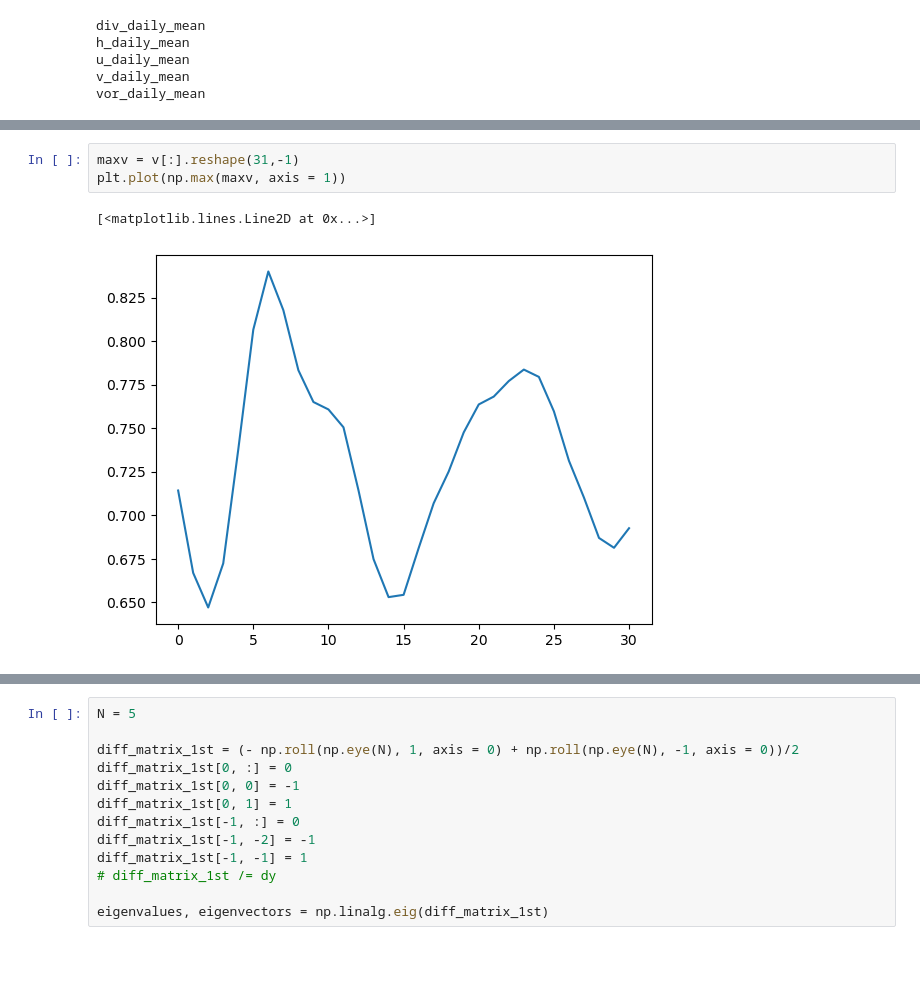
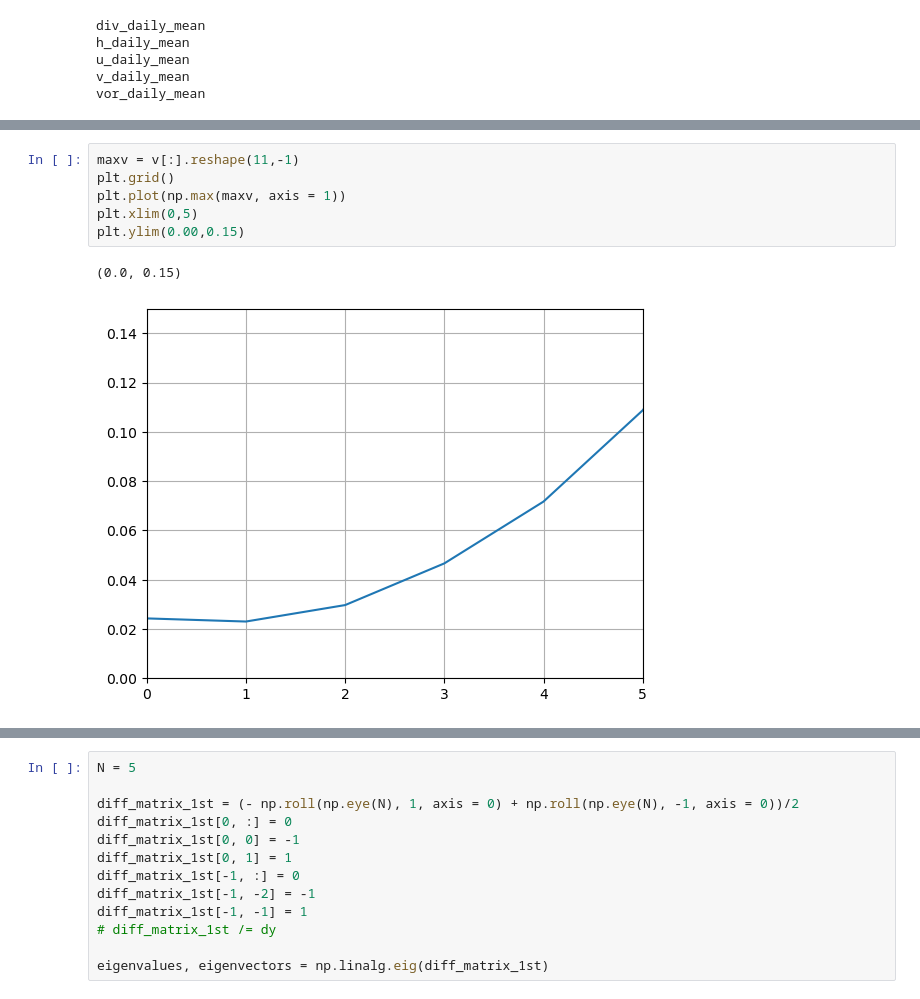
Before and after one commit to PeterLin54088/Dycore, a Jupyter notebook: exp/Shallow_Water/PLOT.ipynb, the cells around one changed output, grey strips where cells are left out. Drawn from its saved outputs; the diff is of its cells as text; blank space fills up the shorter version.

```diff
--- a/exp/Shallow_Water/PLOT.ipynb
+++ b/exp/Shallow_Water/PLOT.ipynb
@@ -32,9 +33,12 @@ print(h)
 # %%
-maxv = v[:].reshape(31,-1)
+maxv = v[:].reshape(11,-1)
+plt.grid()
 plt.plot(np.max(maxv, axis = 1))
+plt.xlim(0,5)
+plt.ylim(0.00,0.15)
 # %% [output]
-[<matplotlib.lines.Line2D at 0x...>]
+(0.0, 0.15)
-[figure, old version]
+[figure, new version]
 # %%
 t_index = -1
 
```
Also changed, not shown: parts of 5 cells of this notebook, 6 other files.
